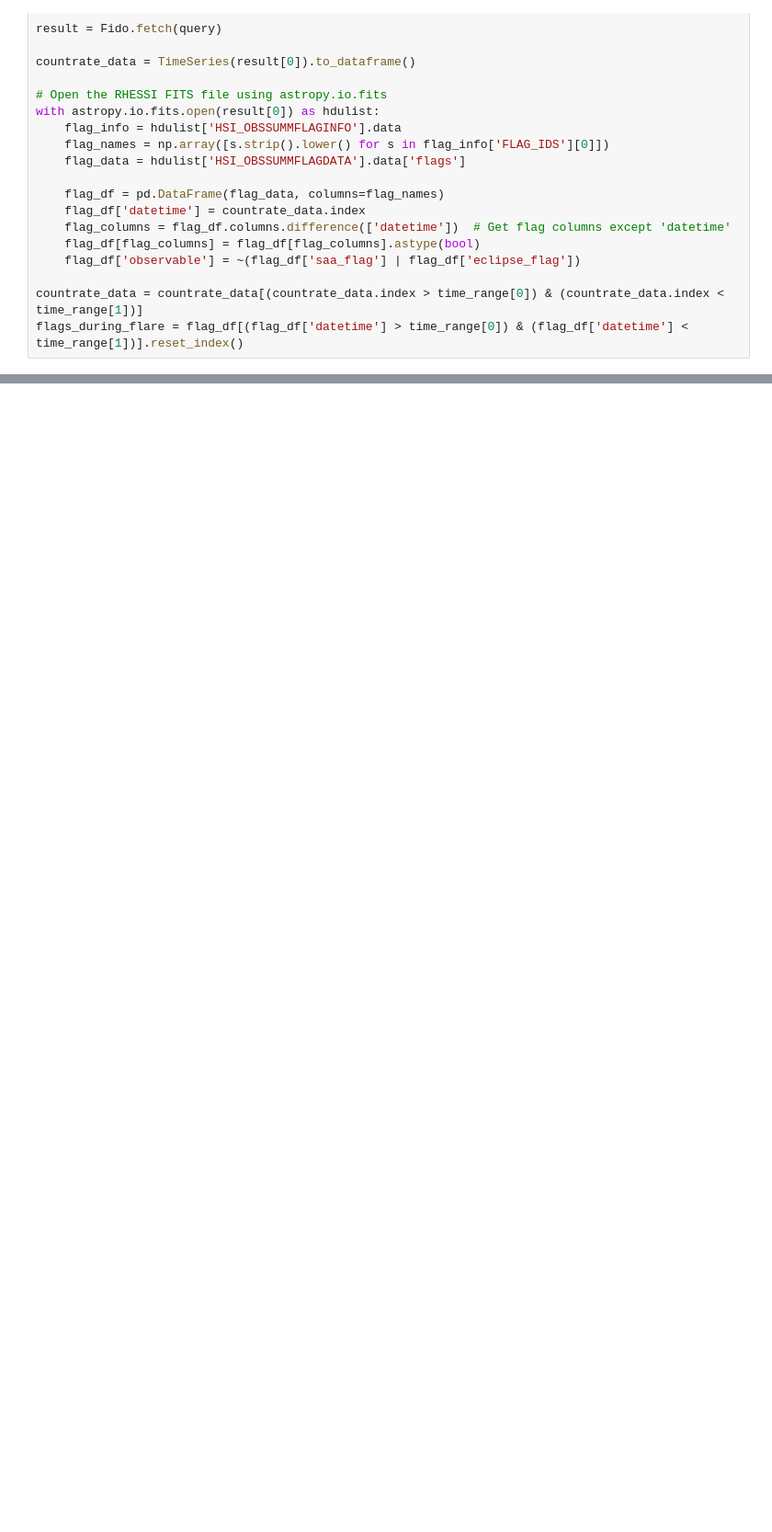
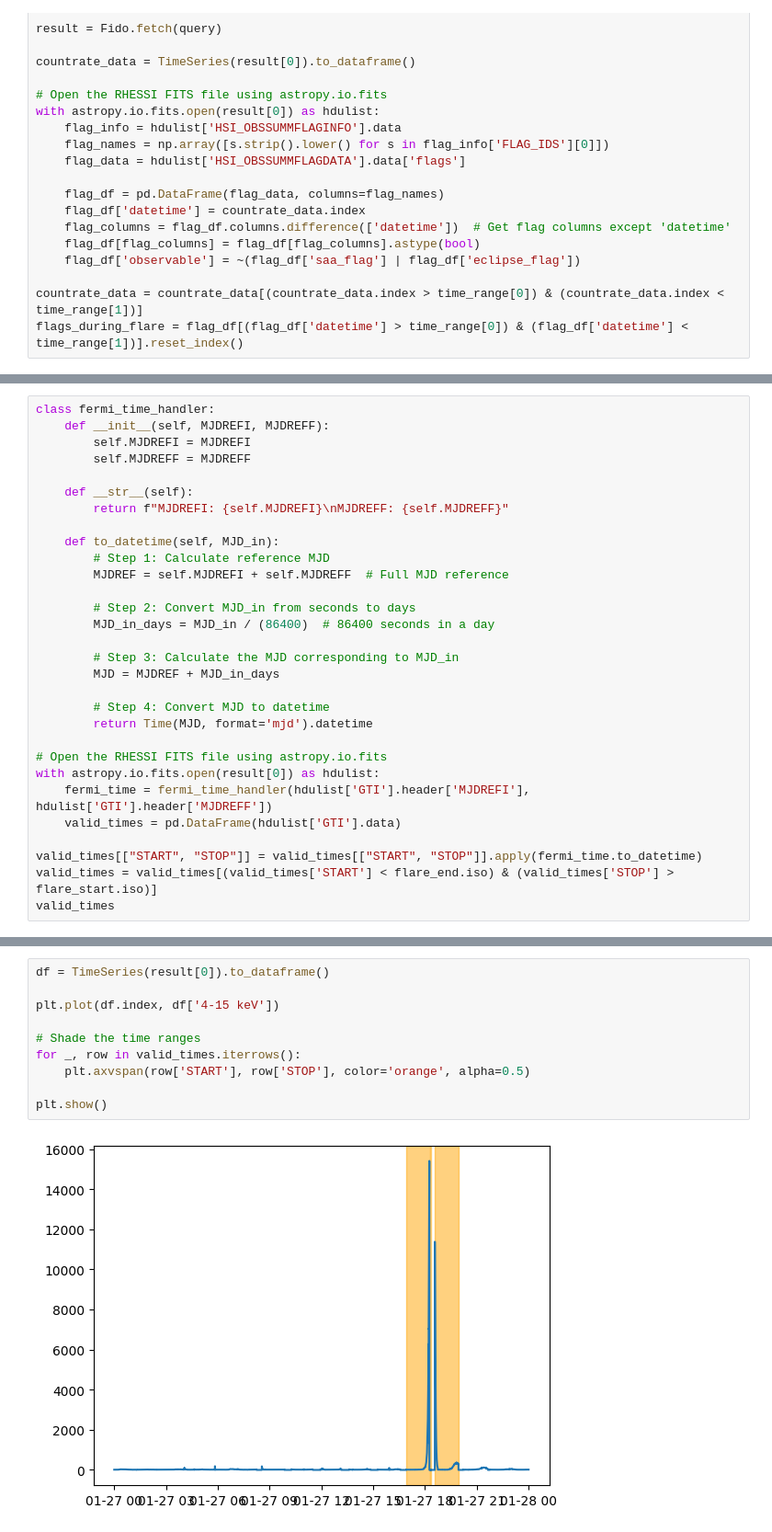
Before and after one commit to james-kc/solar_flare_finder, a Jupyter notebook: testing.ipynb, the cells around one changed output, grey strips where cells are left out. Shown: that part at 92% size. Drawn from its saved outputs; the diff is of its cells as text; blank space fills up the shorter version.

Commit message:
Testing for Fermi algorithm

```diff
--- a/testing.ipynb
+++ b/testing.ipynb
@@ -231,0 +373,30 @@ Total Number of Elements: 374
+# %%
+class fermi_time_handler:
+    def __init__(self, MJDREFI, MJDREFF):
+        self.MJDREFI = MJDREFI
+        self.MJDREFF = MJDREFF
+
+    def __str__(self):
+        return f"MJDREFI: {self.MJDREFI}\nMJDREFF: {self.MJDREFF}"
+
+    def to_datetime(self, MJD_in):
+        # Step 1: Calculate reference MJD
+        MJDREF = self.MJDREFI + self.MJDREFF  # Full MJD reference
+
+        # Step 2: Convert MJD_in from seconds to days
+        MJD_in_days = MJD_in / (86400)  # 86400 seconds in a day
+
+        # Step 3: Calculate the MJD corresponding to MJD_in
+        MJD = MJDREF + MJD_in_days
+
+        # Step 4: Convert MJD to datetime
+        return Time(MJD, format='mjd').datetime
+
+# Open the RHESSI FITS file using astropy.io.fits
+with astropy.io.fits.open(result[0]) as hdulist:
+    fermi_time = fermi_time_handler(hdulist['GTI'].header['MJDREFI'], hdulist['GTI'].header['MJDREFF'])
+    valid_times = pd.DataFrame(hdulist['GTI'].data)
+
+valid_times[["START", "STOP"]] = valid_times[["START", "STOP"]].apply(fermi_time.to_datetime)
+valid_times = valid_times[(valid_times['START'] < flare_end.iso) & (valid_times['STOP'] > flare_start.iso)]
+valid_times
@@ -231,0 +408,12 @@ Total Number of Elements: 374
+# %%
+df = TimeSeries(result[0]).to_dataframe()
+
+plt.plot(df.index, df['4-15 keV'])
+
+# Shade the time ranges
+for _, row in valid_times.iterrows():
+    plt.axvspan(row['START'], row['STOP'], color='orange', alpha=0.5)
+
+plt.show()
+# %% [output]
+[figure, added]
```
Also changed, not shown: parts of 20 cells of this notebook, 4 other files.
